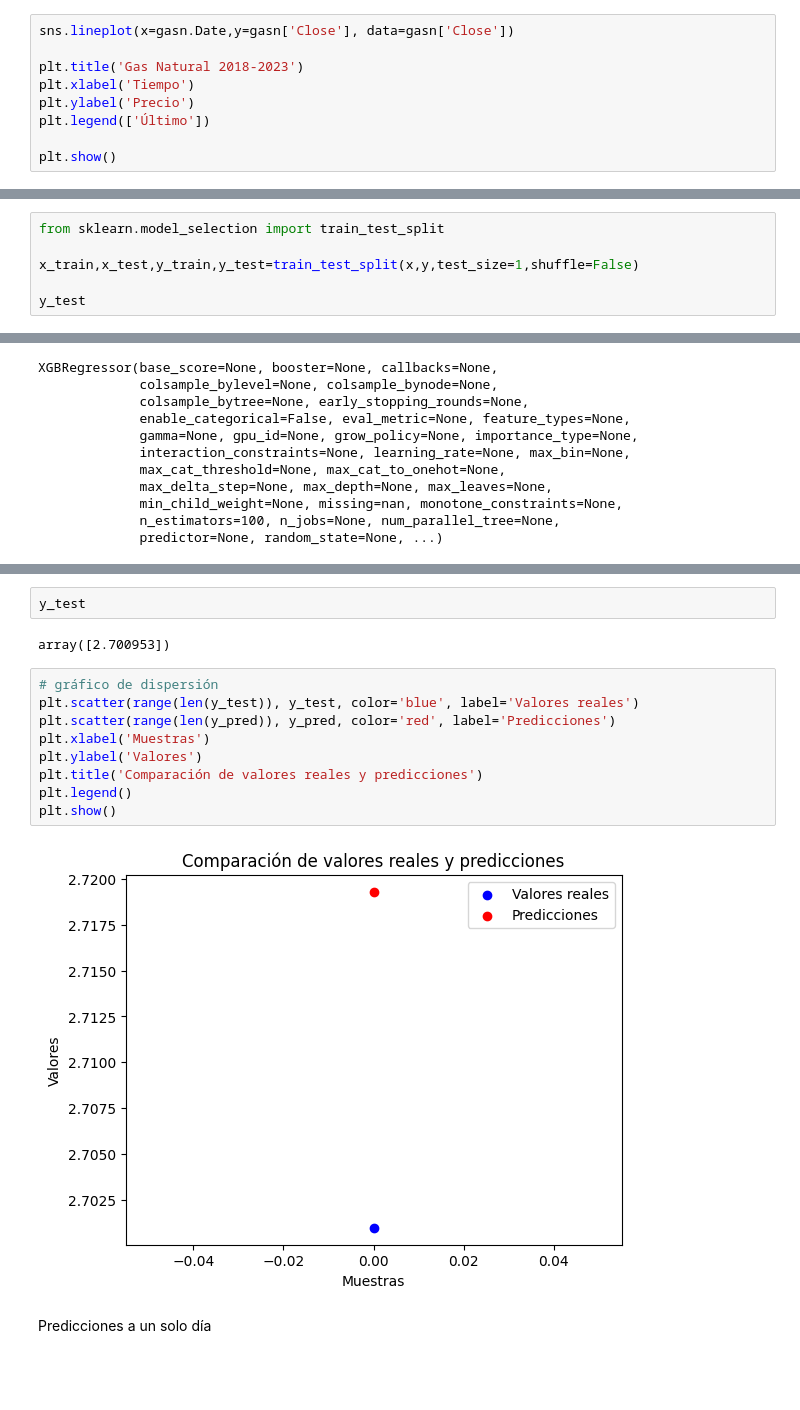
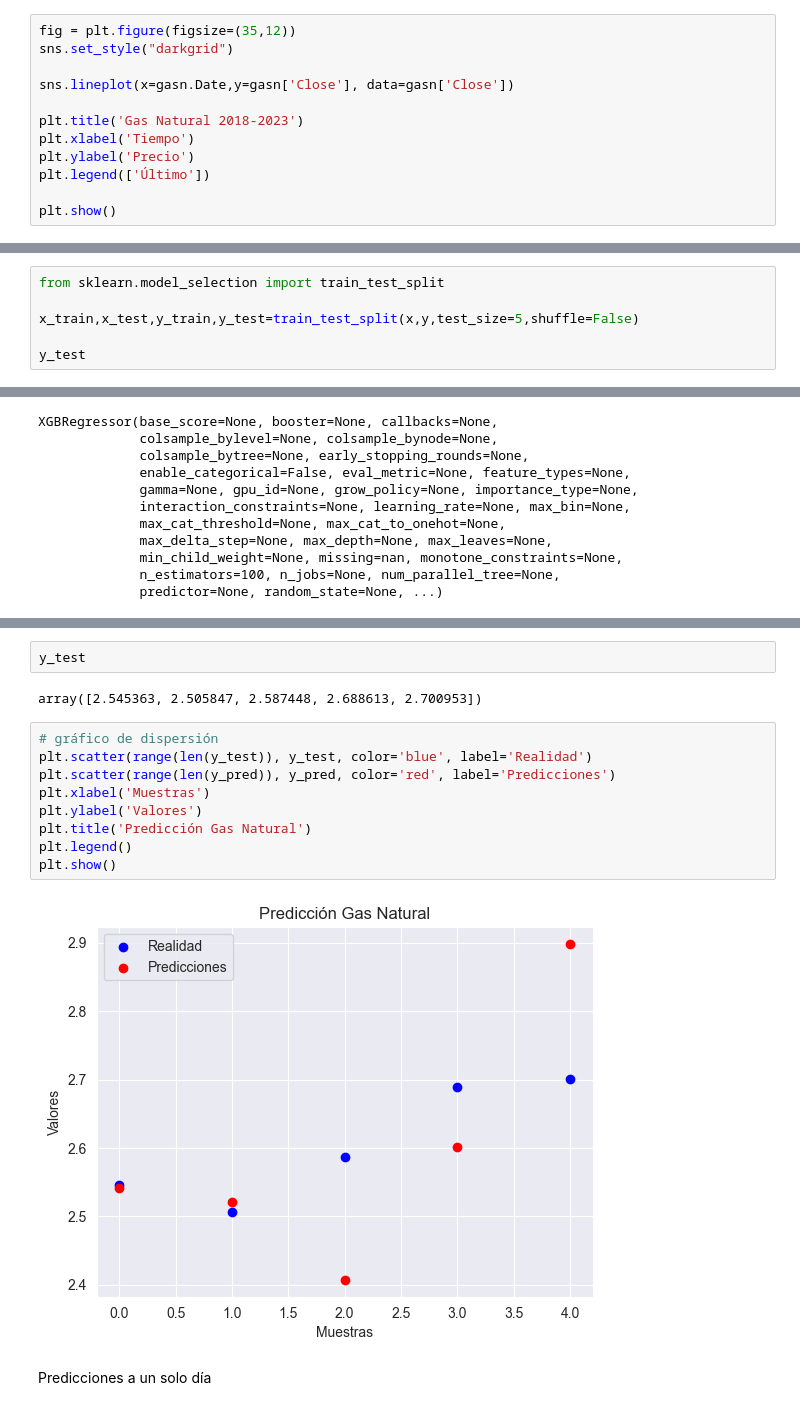
Before and after one commit to carolinariveraa/proyecto_final, a Jupyter notebook: timeseries2.ipynb, the cells around one changed output, grey strips where cells are left out. Drawn from its saved outputs; the diff is of its cells as text; blank space fills up the shorter version.

```diff
--- a/timeseries2.ipynb
+++ b/timeseries2.ipynb
@@ -31,4 +32,7 @@ memory usage: 31.0 KB
 # %%
+fig = plt.figure(figsize=(35,12))
+sns.set_style("darkgrid")
+
 sns.lineplot(x=gasn.Date,y=gasn['Close'], data=gasn['Close'])
 
 plt.title('Gas Natural 2018-2023')
@@ -127,7 +131,7 @@ filled_gasn.tail(4)
 # %%
 from sklearn.model_selection import train_test_split
 
-x_train,x_test,y_train,y_test=train_test_split(x,y,test_size=1,shuffle=False)
+x_train,x_test,y_train,y_test=train_test_split(x,y,test_size=5,shuffle=False)
 
 y_test
 # %% [output]
@@ -198,17 +202,17 @@ mean_squared_error(y_test, y_pred, squared=False)  # RMSE
 # %%
 y_test
 # %% [output]
-array([2.700953])
+array([2.545363, 2.505847, 2.587448, 2.688613, 2.700953])
 # %%
 # gráfico de dispersión
-plt.scatter(range(len(y_test)), y_test, color='blue', label='Valores reales')
+plt.scatter(range(len(y_test)), y_test, color='blue', label='Realidad')
 plt.scatter(range(len(y_pred)), y_pred, color='red', label='Predicciones')
 plt.xlabel('Muestras')
 plt.ylabel('Valores')
-plt.title('Comparación de valores reales y predicciones')
+plt.title('Predicción Gas Natural')
 plt.legend()
 plt.show()
 # %% [output]
-[figure, old version]
+[figure, new version]
 # %% [markdown]
 Predicciones a un solo día
```
Also changed, not shown: parts of 19 cells of this notebook.
